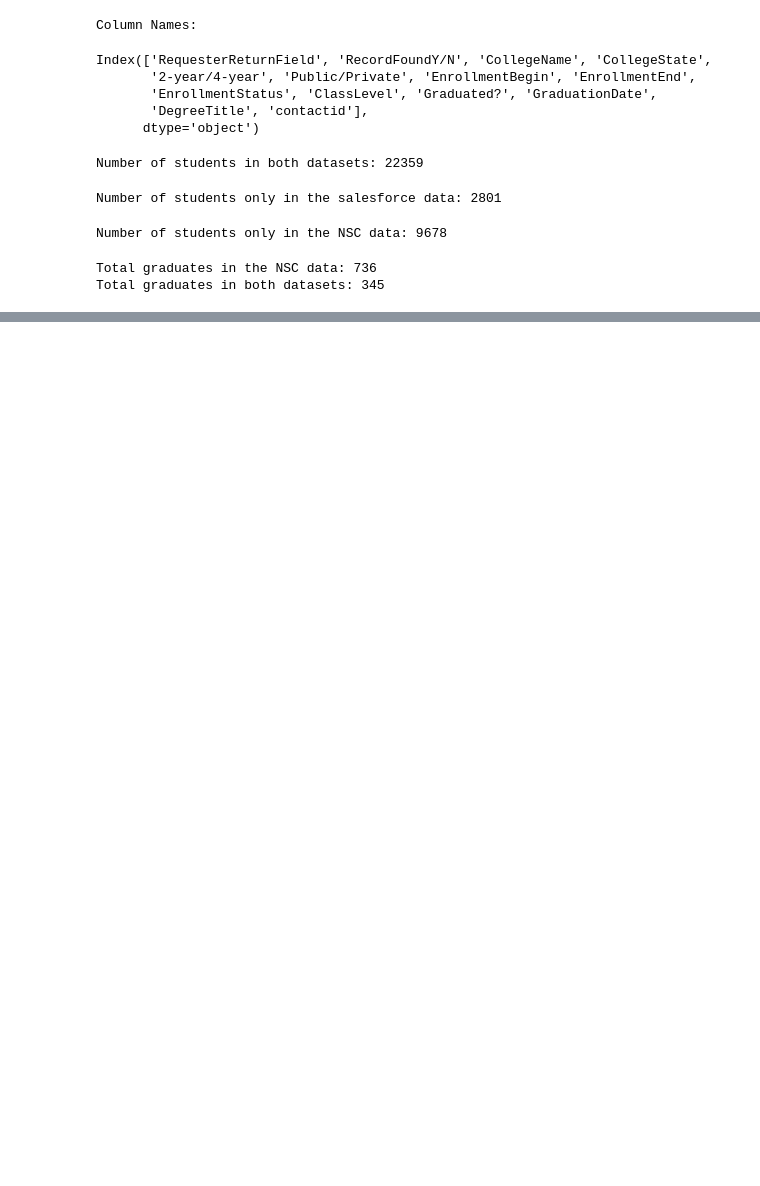
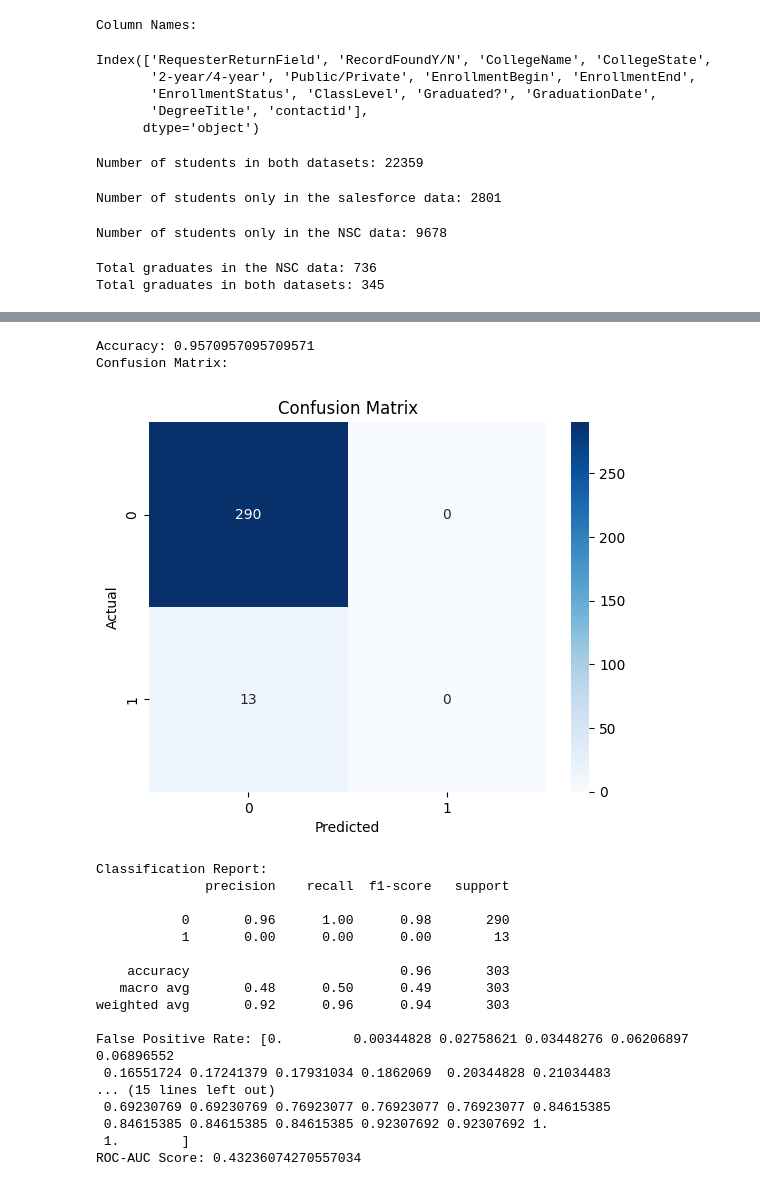
Before and after one commit to MuayThaiLegz/PracticeCrazy, a Jupyter notebook: InterviewNotebook.ipynb, the cells around one changed output, grey strips where cells are left out. Saved outputs shown, nothing was run; the diff lists cells and outputs as text; code cells hidden in the pictures; blank space fills up the shorter version.

```diff
--- a/InterviewNotebook.ipynb
+++ b/InterviewNotebook.ipynb
@@ -313,15 +310,15 @@ final_data.to_excel('step1.xlsx', index=False)
 # %%
 import statsmodels.api as sm
+from sklearn.model_selection import train_test_split
+from sklearn.linear_model import LogisticRegression
+from sklearn.cluster import KMeans
+import numpy as np
+from sklearn.tree import DecisionTreeClassifier
+from sklearn.metrics import accuracy_score, classification_report, confusion_matrix
+# With all years of data
 
-
-
-data_2018_scholars = final_data[final_data['ScholarYear'] == 2018]
+data_2018_scholars = final_data#[final_data['ScholarYear'] == 2018]
 data_2018_scholars = data_2018_scholars[(data_2018_scholars['CumulativeGPA'].notna()) & (data_2018_scholars['CumulativeGPA'] != 0)]
 data_2018_scholars['Graduated'] = data_2018_scholars['Status'].apply(lambda x: 1 if x == 'Alumni' else 0)
 
-
-data_2018_scholars
-
-ml_data = data_2018_scholars.dropna(subset=['CumulativeGPA', 'HouseholdAnnualIncome', 'AgeAtGraduation'])
-X = ml_data[['CumulativeGPA']]  # Independent variable
-y = ml_data['Graduated']  # Dependent variable
+data_2018_scholars.drop(columns=['AgeAtGraduation','2-year/4-year'], inplace=True)
@@ -386,0 +427,45 @@ To get a better understanding of graduation success, we should consider other fa
+# %%
+from sklearn.metrics import accuracy_score, confusion_matrix, classification_report, roc_auc_score, roc_curve
+
+
+X_train, X_test, y_train, y_test = train_test_split(X, y, test_size=0.1, random_state=42)
+
+log_model = LogisticRegression()
+
+log_model.fit(X_train, y_train)
+
+y_pred = log_model.predict(X_test)
+y_pred_prob = log_model.predict_proba(X_test)[:, 1]
+
+
+print(f"Accuracy: {accuracy_score(y_test, y_pred)}")
+
+conf_matrix = confusion_matrix(y_test, y_pred)
+print("Confusion Matrix:")
+plot_confusion_matrix(conf_matrix)
+
+print("\nClassification Report:")
+print(classification_report(y_test, y_pred))
+
+PR_curve = plot_roc_curve(y_test, y_pred_prob)
+# %% [output]
+Accuracy: 0.9570957095709571
+Confusion Matrix:
+[figure, added]
+Classification Report:
+              precision    recall  f1-score   support
+
+           0       0.96      1.00      0.98       290
+           1       0.00      0.00      0.00        13
+
+    accuracy                           0.96       303
+   macro avg       0.48      0.50      0.49       303
+weighted avg       0.92      0.96      0.94       303
+
+False Positive Rate: [0.         0.00344828 0.02758621 0.03448276 0.06206897 0.06896552
+ 0.16551724 0.17241379 0.17931034 0.1862069  0.20344828 0.21034483
+... (15 lines left out)
+ 0.69230769 0.69230769 0.76923077 0.76923077 0.76923077 0.84615385
+ 0.84615385 0.84615385 0.84615385 0.92307692 0.92307692 1.
+ 1.        ]
+ROC-AUC Score: 0.43236074270557034
```
Also changed, not shown: parts of 41 cells of this notebook.
